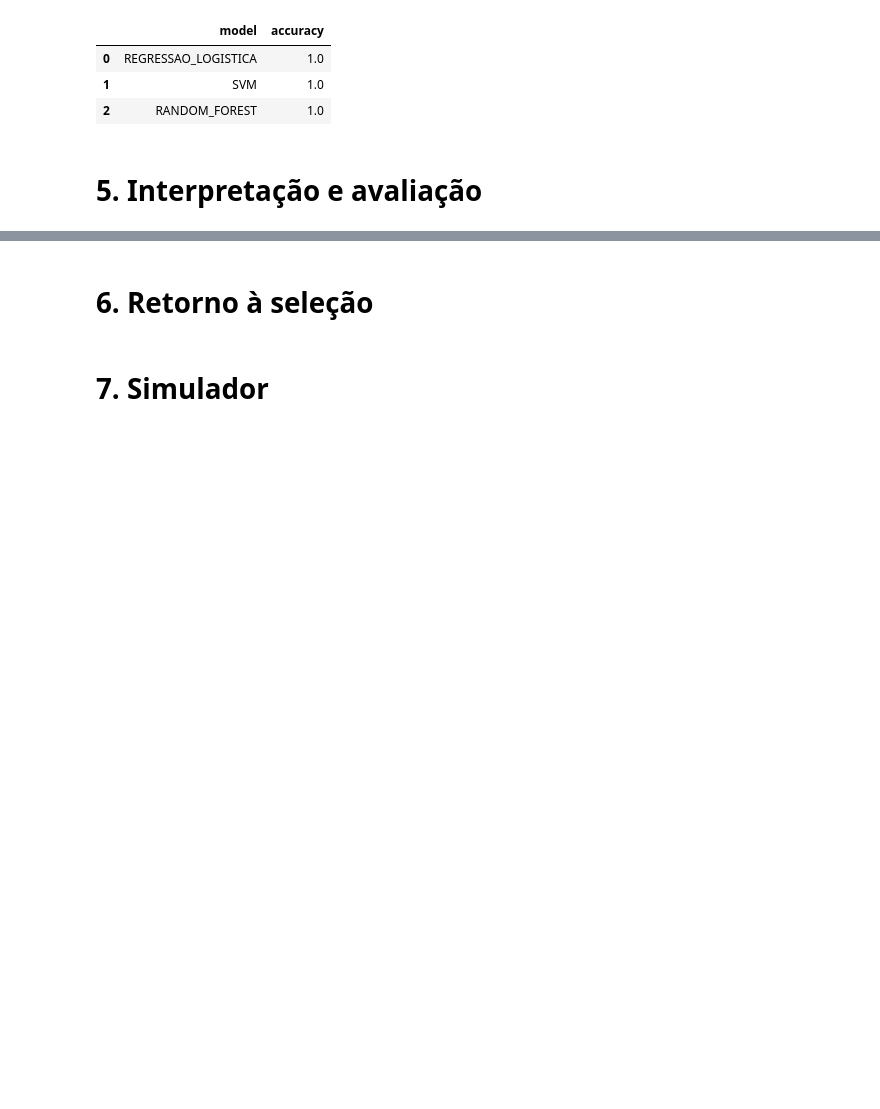
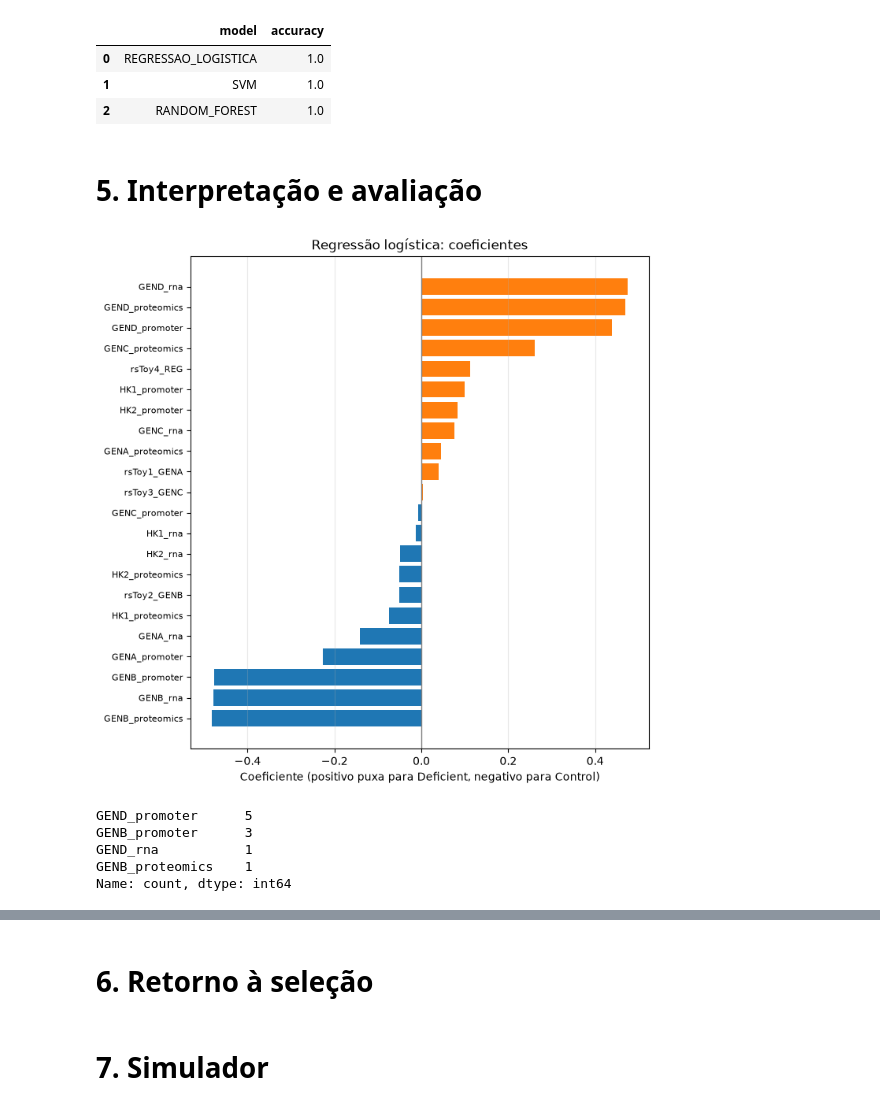
Before and after one commit to hellsdeur/multiomic, a Jupyter notebook: main.ipynb, the cells around one changed output, grey strips where cells are left out. Cells and saved outputs as stored; diff of their text form; code cells hidden in the pictures; blank space fills up the shorter version.

```diff
--- a/main.ipynb
+++ b/main.ipynb
@@ -747,3 +747,17 @@ pd.DataFrame(results)
 | 2 | RANDOM_FOREST | 1.0 |
 # %% [markdown]
 # 5. Interpretação e avaliação
+# %%
+X_scaled_full = StandardScaler().fit_transform(X)
+logreg = LogisticRegression(max_iter=1000).fit(X_scaled_full, y)
+coefficients = pd.Series(logreg.coef_[0], index=X.columns).sort_values()
+
+fig, ax = plt.subplots(figsize=(7, 7), constrained_layout=True)
+ax.barh(coefficients.index, coefficients.values, color=np.where(coefficients > 0, "tab:orange", "tab:blue"))
+ax.axvline(0, color="gray", linewidth=1)
+ax.set_title("Regressão logística: coeficientes")
+ax.set_xlabel("Coeficiente (positivo puxa para Deficient, negativo para Control)")
+ax.tick_params(axis="y", labelsize=8)
+ax.grid(axis="x", alpha=0.3)
+# %% [output]
+[figure, added]
@@ -749,0 +772,10 @@ pd.DataFrame(results)
+# %%
+importances = rf_importances(X, y, seeds=range(10))
+
+importances.idxmax().value_counts()
+# %% [output]
+GEND_promoter      5
+GENB_promoter      3
+GEND_rna           1
+GENB_proteomics    1
+Name: count, dtype: int64
```
Also changed, not shown: parts of 6 cells of this notebook.
